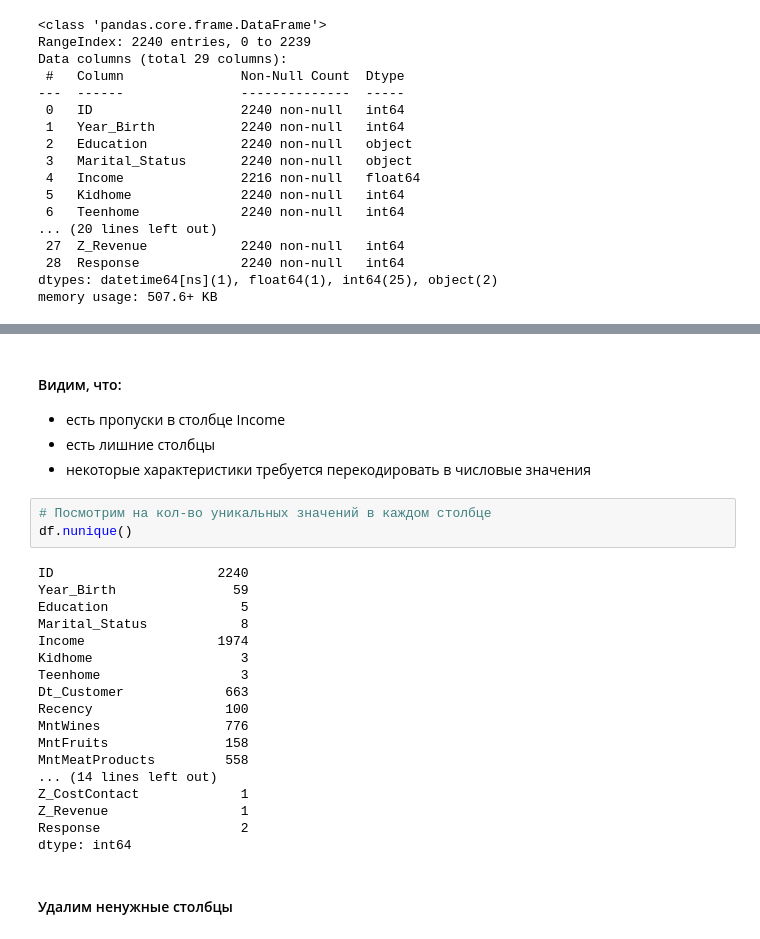
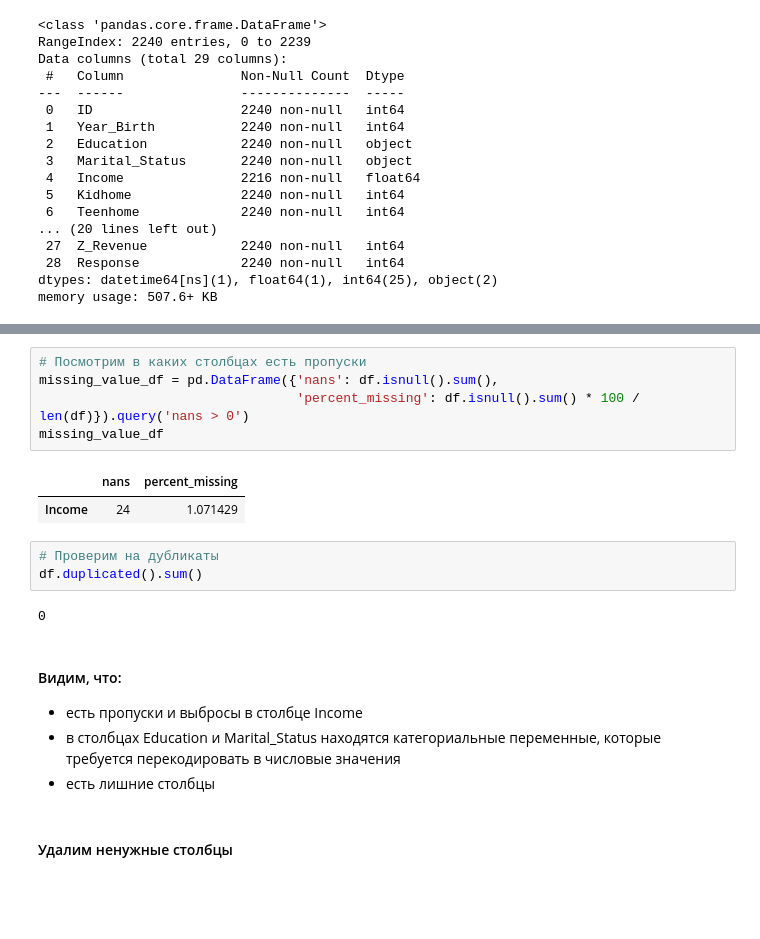
Before and after one commit to Gorabtsov/Gorabtsov, a Jupyter notebook: Clustering_Customers.ipynb, the cells around one changed output, grey strips where cells are left out. Saved outputs shown, nothing was run; the diff lists cells and outputs as text; blank space fills up the shorter version.

```diff
--- a/Clustering_Customers.ipynb
+++ b/Clustering_Customers.ipynb
@@ -99,29 +110,21 @@ df.describe()
+# %%
+# Посмотрим в каких столбцах есть пропуски
+missing_value_df = pd.DataFrame({'nans': df.isnull().sum(),
+                                 'percent_missing': df.isnull().sum() * 100 / len(df)}).query('nans > 0')
+missing_value_df
+# %% [output]
+|  | nans | percent_missing |
+| Income | 24 | 1.071429 |
+# %%
+# Проверим на дубликаты
+df.duplicated().sum()
+# %% [output]
+0
 # %% [markdown]
 #### Видим, что:
-* есть пропуски в столбце Income
+* есть пропуски и выбросы в столбце Income
+* в столбцах Education и Marital_Status находятся категориальные переменные, которые требуется перекодировать в числовые значения
 * есть лишние столбцы
-* некоторые характеристики требуется перекодировать в числовые значения
-# %%
-# Посмотрим на кол-во уникальных значений в каждом столбце
-df.nunique()
-# %% [output]
-ID                     2240
-Year_Birth               59
-Education                 5
-Marital_Status            8
-Income                 1974
-Kidhome                   3
-Teenhome                  3
-Dt_Customer             663
-Recency                 100
-MntWines                776
-MntFruits               158
-MntMeatProducts         558
-... (14 lines left out)
-Z_CostContact             1
-Z_Revenue                 1
-Response                  2
-dtype: int64
 # %% [markdown]
 #### Удалим ненужные столбцы
 # %%
```
Also changed, not shown: parts of 10 cells of this notebook.
